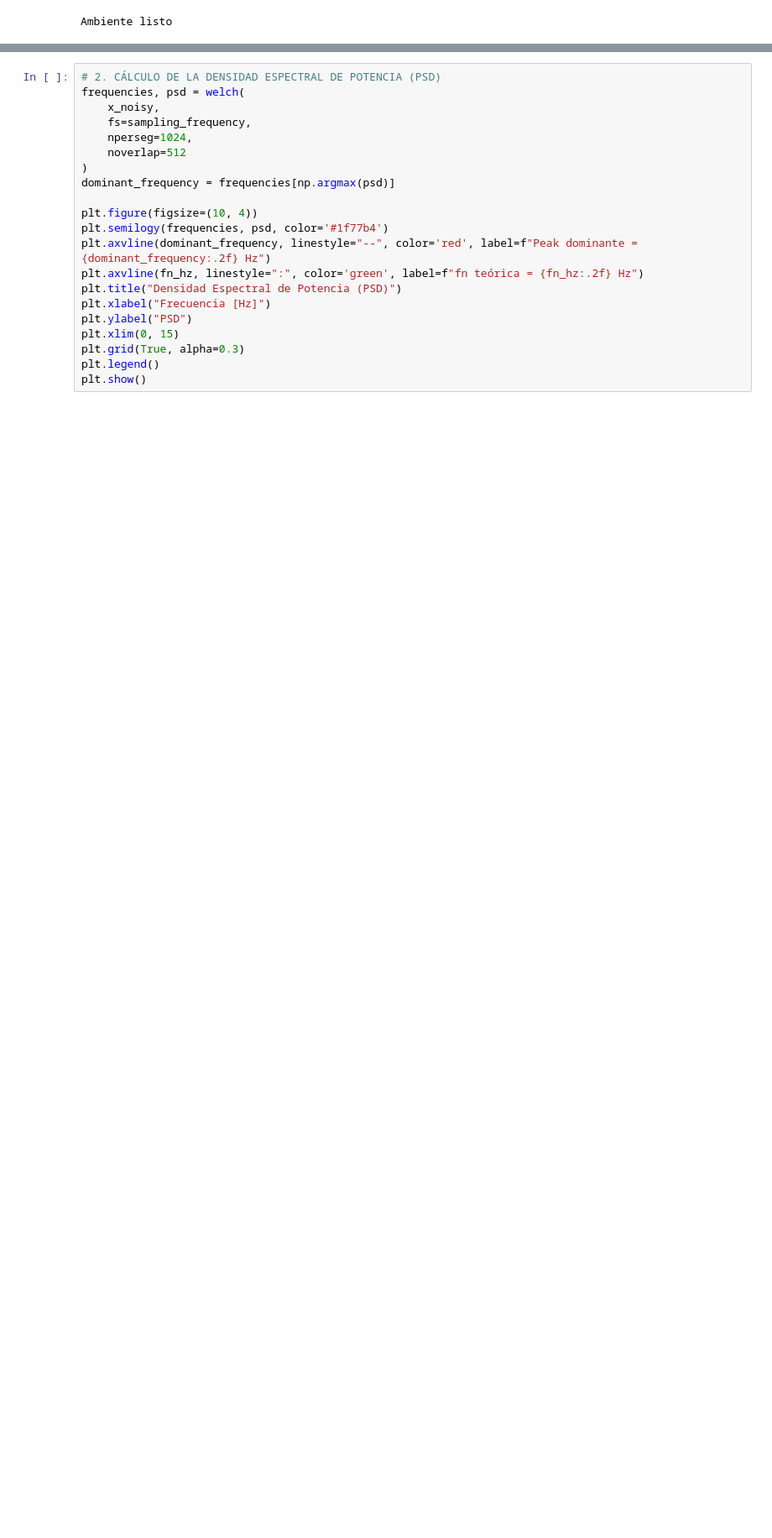
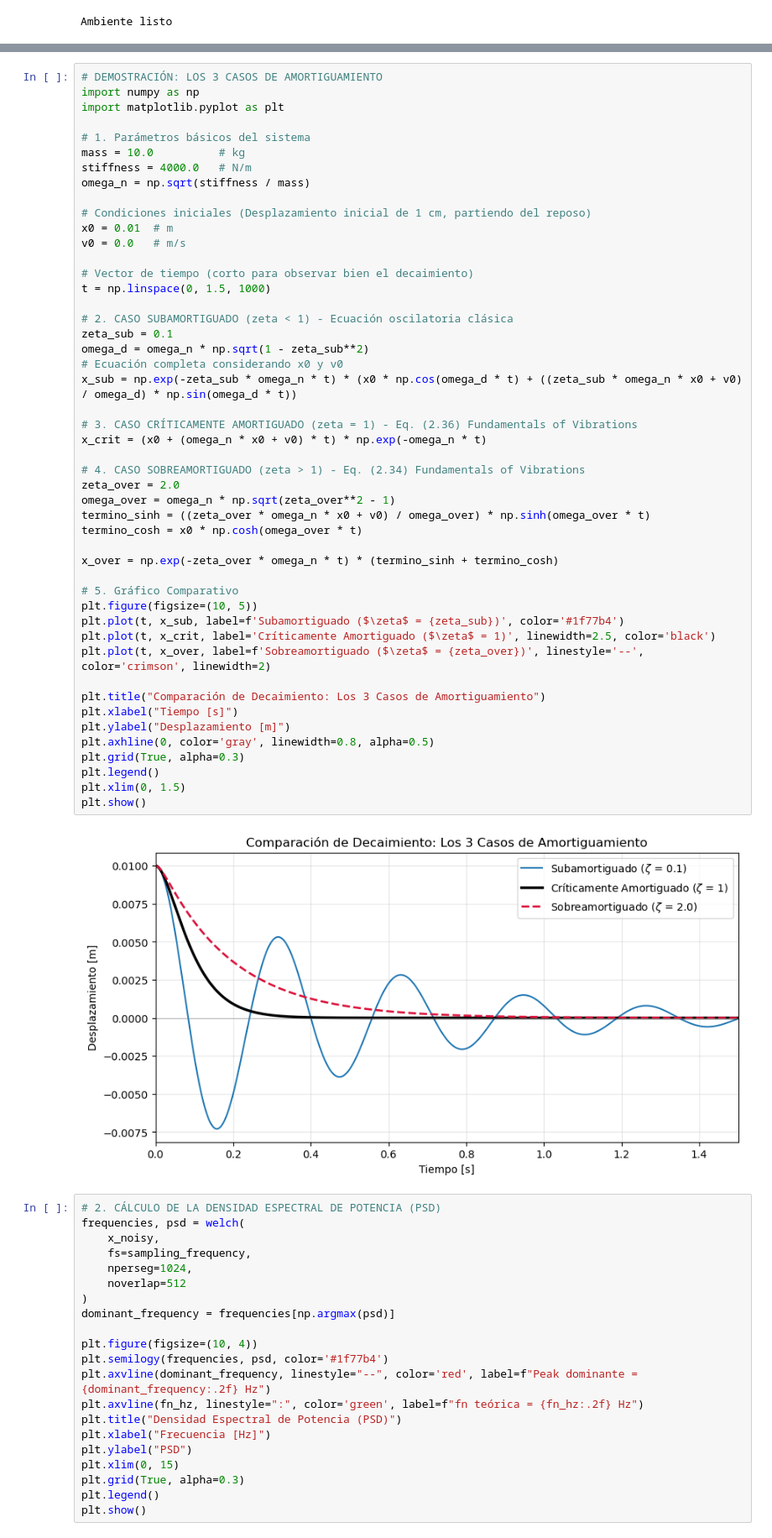
Before and after one commit to SebMunV/tarea-2-amortiguacion-decremento-functransf, a Jupyter notebook: notebooks/v2-presentacion-vibraciones.ipynb, the cells around one changed output, grey strips where cells are left out. Shown at 84% size. Cells and saved outputs as stored; diff of their text form; blank space fills up the shorter version.

```diff
--- a/notebooks/v2-presentacion-vibraciones.ipynb
+++ b/notebooks/v2-presentacion-vibraciones.ipynb
@@ -159,3 +200,53 @@ plt.show()
+# %%
+# DEMOSTRACIÓN: LOS 3 CASOS DE AMORTIGUAMIENTO
+import numpy as np
+import matplotlib.pyplot as plt
+
+# 1. Parámetros básicos del sistema
+mass = 10.0          # kg
+stiffness = 4000.0   # N/m
+omega_n = np.sqrt(stiffness / mass)
+
+# Condiciones iniciales (Desplazamiento inicial de 1 cm, partiendo del reposo)
+x0 = 0.01  # m
+v0 = 0.0   # m/s
+
+# Vector de tiempo (corto para observar bien el decaimiento)
+t = np.linspace(0, 1.5, 1000)
+
+# 2. CASO SUBAMORTIGUADO (zeta < 1) - Ecuación oscilatoria clásica
+zeta_sub = 0.1
+omega_d = omega_n * np.sqrt(1 - zeta_sub**2)
+# Ecuación completa considerando x0 y v0
+x_sub = np.exp(-zeta_sub * omega_n * t) * (x0 * np.cos(omega_d * t) + ((zeta_sub * omega_n * x0 + v0) / omega_d) * np.sin(omega_d * t))
+
+# 3. CASO CRÍTICAMENTE AMORTIGUADO (zeta = 1) - Eq. (2.36) Fundamentals of Vibrations
+x_crit = (x0 + (omega_n * x0 + v0) * t) * np.exp(-omega_n * t)
+
+# 4. CASO SOBREAMORTIGUADO (zeta > 1) - Eq. (2.34) Fundamentals of Vibrations
+zeta_over = 2.0
+omega_over = omega_n * np.sqrt(zeta_over**2 - 1)
+termino_sinh = ((zeta_over * omega_n * x0 + v0) / omega_over) * np.sinh(omega_over * t)
+termino_cosh = x0 * np.cosh(omega_over * t)
+
+x_over = np.exp(-zeta_over * omega_n * t) * (termino_sinh + termino_cosh)
+
+# 5. Gráfico Comparativo
+plt.figure(figsize=(10, 5))
+plt.plot(t, x_sub, label=f'Subamortiguado ($\zeta$ = {zeta_sub})', color='#1f77b4')
+plt.plot(t, x_crit, label='Críticamente Amortiguado ($\zeta$ = 1)', linewidth=2.5, color='black')
+plt.plot(t, x_over, label=f'Sobreamortiguado ($\zeta$ = {zeta_over})', linestyle='--', color='crimson', linewidth=2)
+
+plt.title("Comparación de Decaimiento: Los 3 Casos de Amortiguamiento")
+plt.xlabel("Tiempo [s]")
+plt.ylabel("Desplazamiento [m]")
+plt.axhline(0, color='gray', linewidth=0.8, alpha=0.5)
+plt.grid(True, alpha=0.3)
+plt.legend()
+plt.xlim(0, 1.5)
+plt.show()
+# %% [output]
+[figure, added]
 # %%
 # 2. CÁLCULO DE LA DENSIDAD ESPECTRAL DE POTENCIA (PSD)
 frequencies, psd = welch(
```
Also changed, not shown: parts of 9 cells of this notebook.
